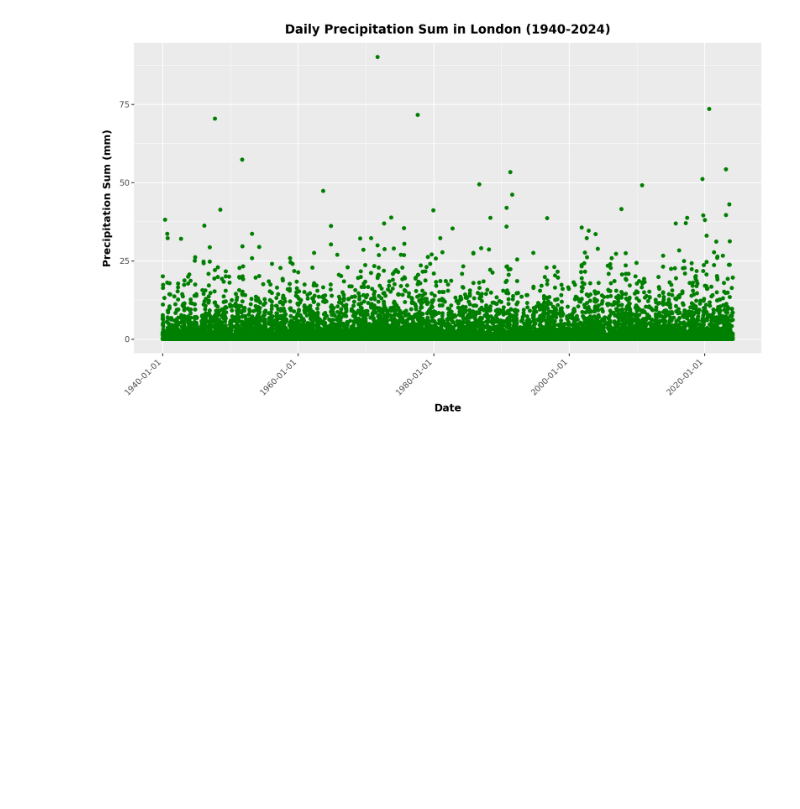
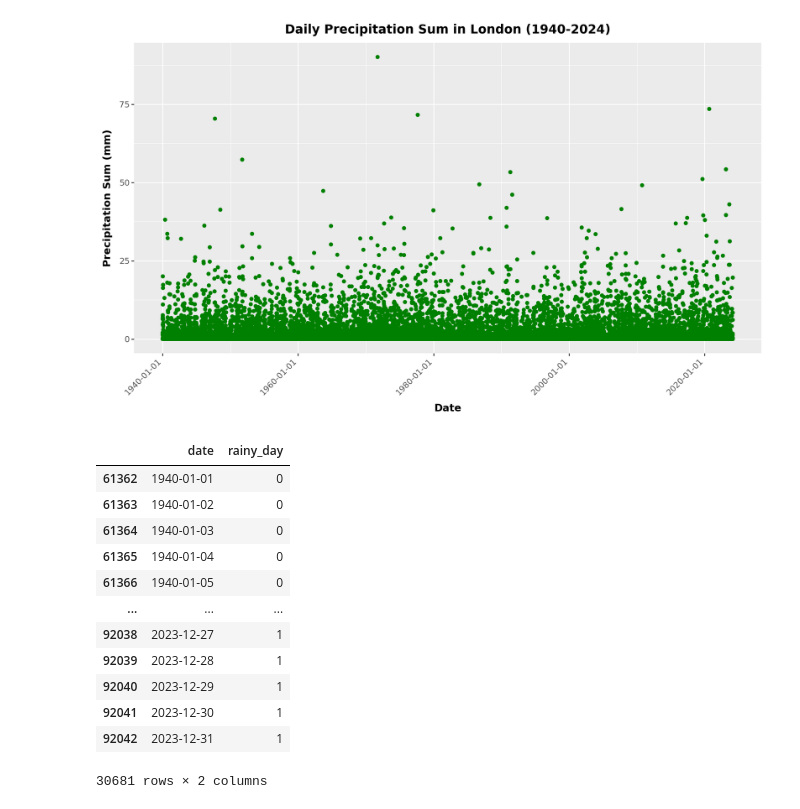
Before and after one commit to lse-ds105/ds105w-project-rubber-ducks, a Jupyter notebook: notebooks/NB02-Data_Analysis.ipynb, the cells around one changed output. Saved outputs shown, nothing was run; the diff lists cells and outputs as text; code cells hidden in the pictures; blank space fills up the shorter version.

```diff
--- a/notebooks/NB02-Data_Analysis.ipynb
+++ b/notebooks/NB02-Data_Analysis.ipynb
@@ -290,3 +85,23 @@ plot = (ggplot(daily_dataframe) +
 print(plot)
 # %% [output]
 [figure]
+# %%
+london_rainy_days_df = london_weather_df.loc[:, ['date', 'precipitation_hours']]
+london_rainy_days_df['rainy_day'] = (london_rainy_days_df['precipitation_hours'] > 0).astype(int)
+london_rainy_days_df = london_rainy_days_df[['date', 'rainy_day']]
+
+london_rainy_days_df
+# %% [output]
+|  | date | rainy_day |
+| 61362 | 1940-01-01 | 0 |
+| 61363 | 1940-01-02 | 0 |
+| 61364 | 1940-01-03 | 0 |
+| 61365 | 1940-01-04 | 0 |
+| 61366 | 1940-01-05 | 0 |
+| ... | ... | ... |
+| 92038 | 2023-12-27 | 1 |
+| 92039 | 2023-12-28 | 1 |
+| 92040 | 2023-12-29 | 1 |
+| 92041 | 2023-12-30 | 1 |
+| 92042 | 2023-12-31 | 1 |
+30681 rows × 2 columns
```
Also changed, not shown: parts of 21 cells of this notebook, 1 other file.
